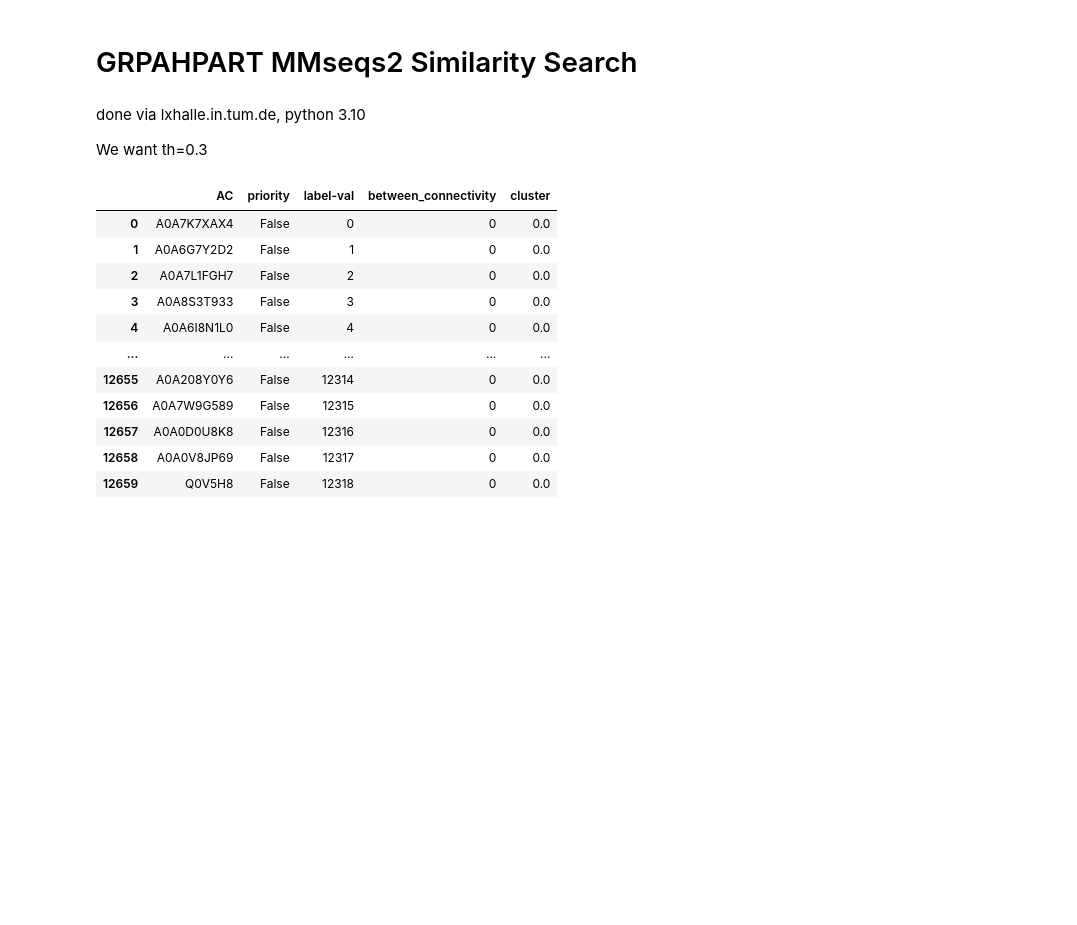
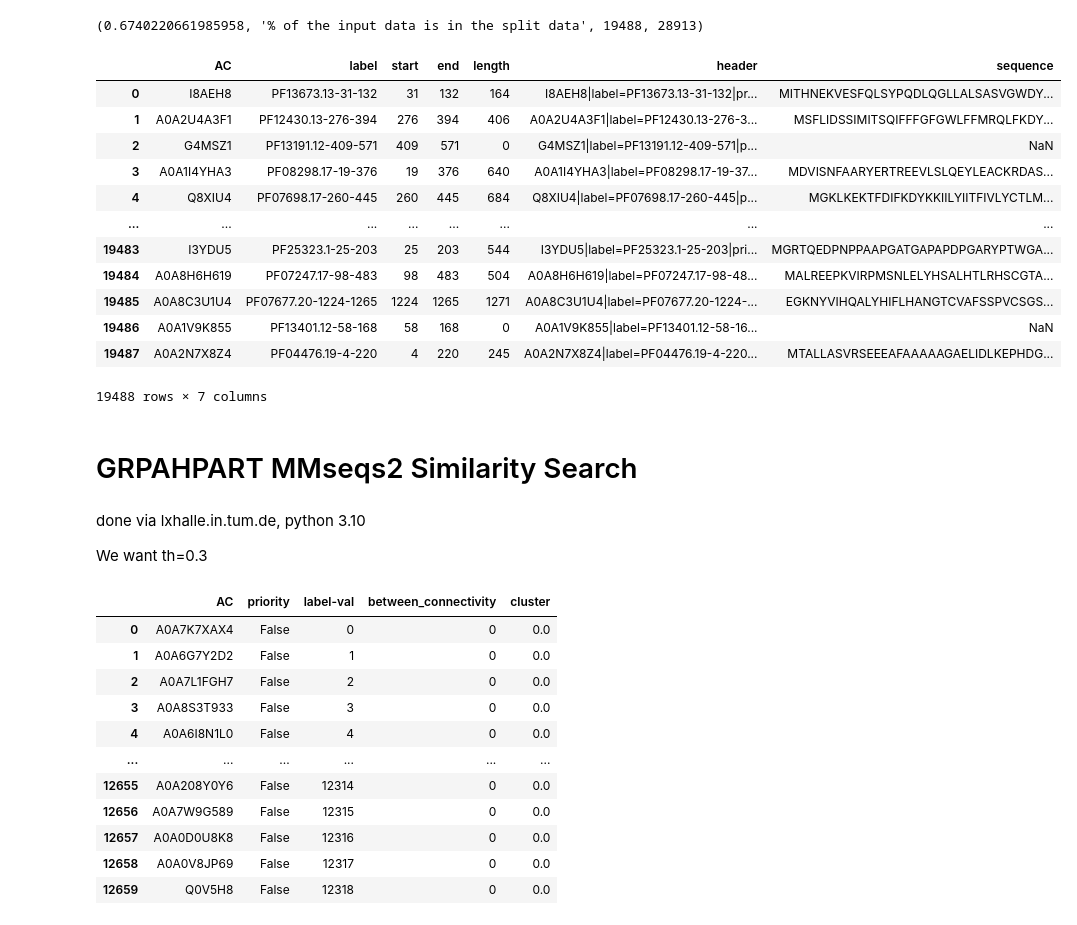
Before and after one commit to TobiasNeumeier/ProteinPrediction, a Jupyter notebook: notebooks/clustering_and_train_test_split.ipynb, the cells around one changed output. Saved outputs shown, nothing was run; the diff lists cells and outputs as text; code cells hidden in the pictures; blank space fills up the shorter version.

Commit message:
new mmseqs 2 with easy cluster

```diff
--- a/notebooks/clustering_and_train_test_split.ipynb
+++ b/notebooks/clustering_and_train_test_split.ipynb
@@ -21,3 +21,26 @@ FASTA_PATH = "../data/fasta/pfam_subset_graphpart_400x40.fasta"
 
 OUT_DIR = Path("../data/split")  # Directory to save processed embeddings
 OUT_DIR.mkdir(parents=True, exist_ok=True)
+# %%
+# Read a FASTA file into a DataFrame (no BioPython)
+import pandas as pd
+
+records = []
+with open(FASTA_PATH) as f:
+    header = None
+    seq = []
+    for line in f:
+        line = line.strip()
+        if line.startswith(">"):
+            if header:
+                records.append({"header": header, "sequence": "".join(seq)})
+            header = line[1:]  # remove '>'
+            seq = []
+        else:
+            seq.append(line)
+    # Add last record
+    if header:
+        records.append({"header": header, "sequence": "".join(seq)})
+
+input_df = pd.DataFrame(records)
+input_df
@@ -23,0 +61,14 @@ OUT_DIR.mkdir(parents=True, exist_ok=True)
+# %%
+dir = OUT_DIR / "mmseqs2" / "pfam_subset_graphpart_400x40"
+
+# read and combine all csv's from a directory OUT_DIR
+def read_and_combine_csvs(directory):
+    all_files = list(directory.glob("*.csv"))
+    print(f"Found {len(all_files)} CSV files in {directory}")
+    df_list = []
+    for file in all_files:
+        df = pd.read_csv(file)
+        df_list.append(df)
+    combined_df = pd.concat(df_list, ignore_index=True)
+    return combined_df
+split_df = read_and_combine_csvs(dir)
@@ -24,3 +108,23 @@ OUT_DIR.mkdir(parents=True, exist_ok=True)
+# %%
+len(split_df) / len(input_df) , "% of the input data is in the split data", len(split_df), len(input_df)
+# %% [output]
+(0.6740220661985958, '% of the input data is in the split data', 19488, 28913)
+# %%
+split_df
+# %% [output]
+|  | AC | label | start | end | length | header | sequence |
+| 0 | I8AEH8 | PF13673.13-31-132 | 31 | 132 | 164 | I8AEH8|label=PF13673.13-31-132|pr... | MITHNEKVESFQLSYPQDLQGLLALSASVGWDY... |
+| 1 | A0A2U4A3F1 | PF12430.13-276-394 | 276 | 394 | 406 | A0A2U4A3F1|label=PF12430.13-276-3... | MSFLIDSSIMITSQIFFFGFGWLFFMRQLFKDY... |
+| 2 | G4MSZ1 | PF13191.12-409-571 | 409 | 571 | 0 | G4MSZ1|label=PF13191.12-409-571|p... | NaN |
+| 3 | A0A1I4YHA3 | PF08298.17-19-376 | 19 | 376 | 640 | A0A1I4YHA3|label=PF08298.17-19-37... | MDVISNFAARYERTREEVLSLQEYLEACKRDAS... |
+| 4 | Q8XIU4 | PF07698.17-260-445 | 260 | 445 | 684 | Q8XIU4|label=PF07698.17-260-445|p... | MGKLKEKTFDIFKDYKKIILYIITFIVLYCTLM... |
+| ... | ... | ... | ... | ... | ... | ... | ... |
+| 19483 | I3YDU5 | PF25323.1-25-203 | 25 | 203 | 544 | I3YDU5|label=PF25323.1-25-203|pri... | MGRTQEDPNPPAAPGATGAPAPDPGARYPTWGA... |
+| 19484 | A0A8H6H619 | PF07247.17-98-483 | 98 | 483 | 504 | A0A8H6H619|label=PF07247.17-98-48... | MALREEPKVIRPMSNLELYHSALHTLRHSCGTA... |
+| 19485 | A0A8C3U1U4 | PF07677.20-1224-1265 | 1224 | 1265 | 1271 | A0A8C3U1U4|label=PF07677.20-1224-... | EGKNYVIHQALYHIFLHANGTCVAFSSPVCSGS... |
+| 19486 | A0A1V9K855 | PF13401.12-58-168 | 58 | 168 | 0 | A0A1V9K855|label=PF13401.12-58-16... | NaN |
+| 19487 | A0A2N7X8Z4 | PF04476.19-4-220 | 4 | 220 | 245 | A0A2N7X8Z4|label=PF04476.19-4-220... | MTALLASVRSEEEAFAAAAAGAELIDLKEPHDG... |
+19488 rows × 7 columns
 # %% [markdown]
 # GRPAHPART MMseqs2 Similarity Search
 # %% [markdown]
```
Also changed, not shown: parts of 5 cells of this notebook, 1 other file.
